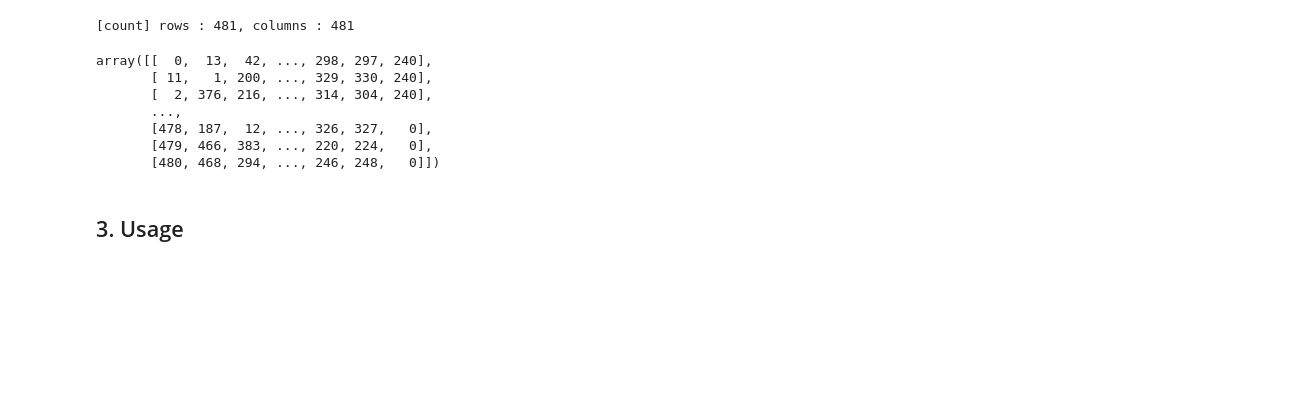
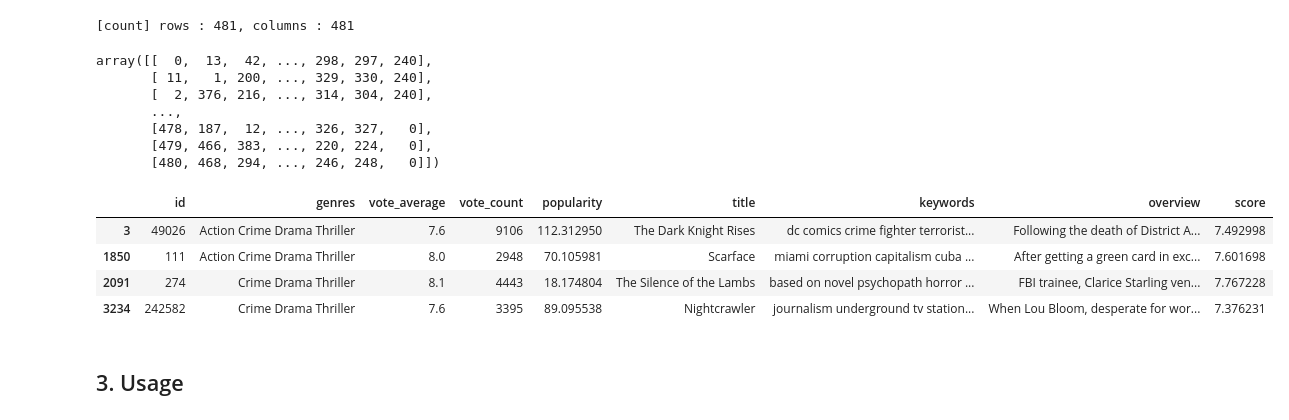
Before and after one commit to formegusto/research-recommendation-system, a Jupyter notebook: 1. Contents Based Filtering.ipynb, the cells around one changed output. Cells and saved outputs as stored; diff of their text form; code cells hidden in the pictures; blank space fills up the shorter version.

```diff
--- a/1. Contents Based Filtering.ipynb
+++ b/1. Contents Based Filtering.ipynb
@@ -172,6 +178,14 @@ array([[  0,  13,  42, ..., 298, 297, 240],
        [478, 187,  12, ..., 326, 327,   0],
        [479, 466, 383, ..., 220, 224,   0],
        [480, 468, 294, ..., 246, 248,   0]])
+# %%
+data.iloc[sim_genre[3]].head(4)
+# %% [output]
+|  | id | genres | vote_average | vote_count | popularity | title | keywords | overview | score |
+| 3 | 49026 | Action Crime Drama Thriller | 7.6 | 9106 | 112.312950 | The Dark Knight Rises | dc comics crime fighter terrorist... | Following the death of District A... | 7.492998 |
+| 1850 | 111 | Action Crime Drama Thriller | 8.0 | 2948 | 70.105981 | Scarface | miami corruption capitalism cuba ... | After getting a green card in exc... | 7.601698 |
+| 2091 | 274 | Crime Drama Thriller | 8.1 | 4443 | 18.174804 | The Silence of the Lambs | based on novel psychopath horror ... | FBI trainee, Clarice Starling ven... | 7.767228 |
+| 3234 | 242582 | Crime Drama Thriller | 7.6 | 3395 | 89.095538 | Nightcrawler | journalism underground tv station... | When Lou Bloom, desperate for wor... | 7.376231 |
 # %% [markdown]
 ## 3. Usage
 # %%
```
Also changed, not shown: parts of 5 cells of this notebook, 1 other file.
